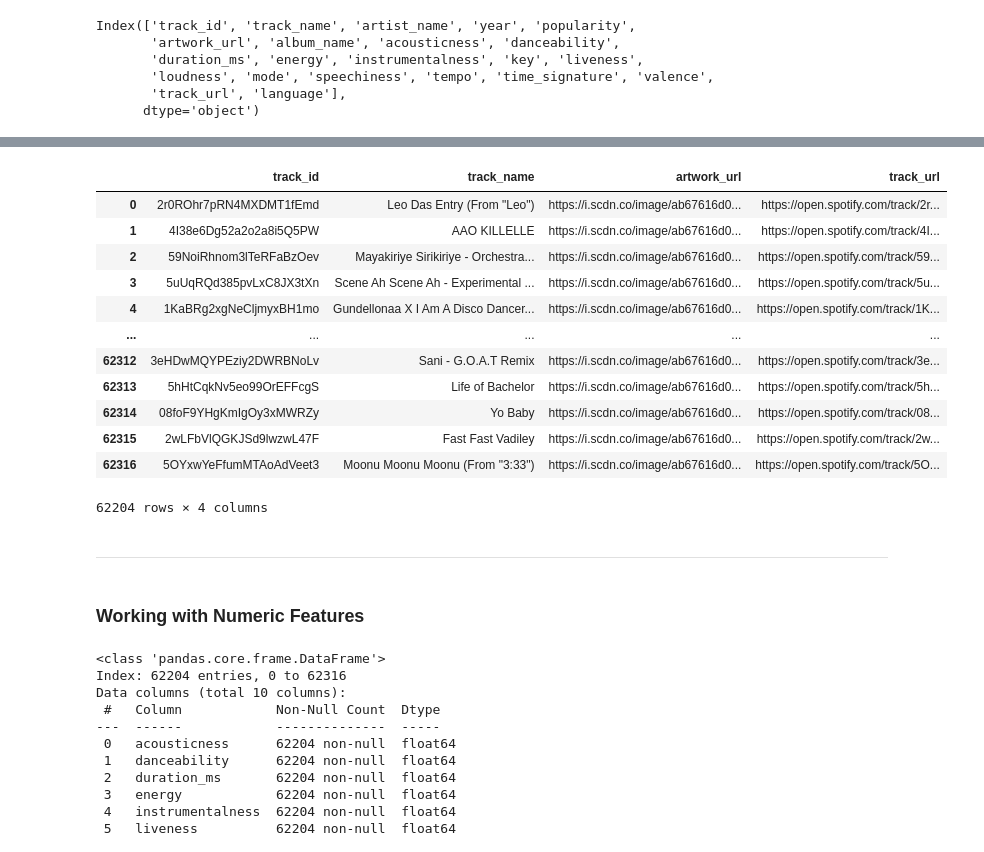
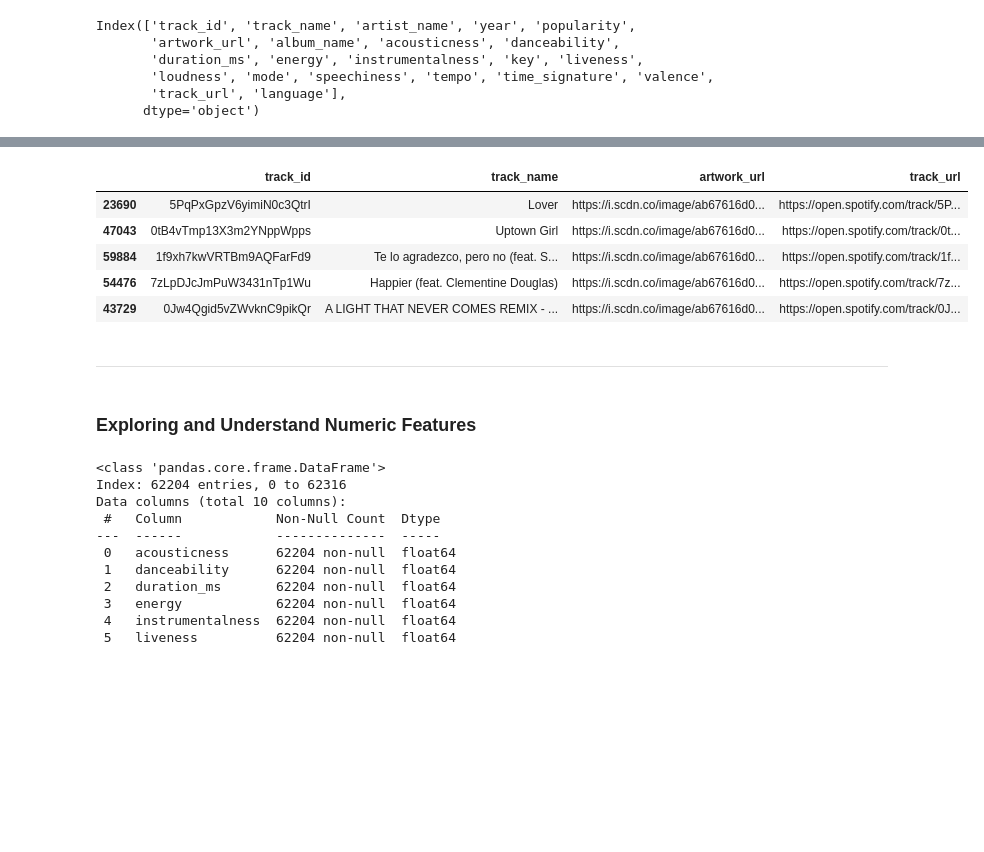
Before and after one commit to yogesh-codes/SongsRecommender, a Jupyter notebook: spotify-tracks.ipynb, the cells around one changed output, grey strips where cells are left out. Cells and saved outputs as stored; diff of their text form; code cells hidden in the pictures; blank space fills up the shorter version.

Commit message:
progress in understanding categorical features

```diff
--- a/spotify-tracks.ipynb
+++ b/spotify-tracks.ipynb
@@ -354,25 +327,18 @@ df[binary_features]
 # %%
-df[useless_features]
+df[useless_features].sample(5,random_state=10)
 
 #note to future: track_name could be utilitzed if you split the names by space bar and store them as tags
 # %% [output]
 |  | track_id | track_name | artwork_url | track_url |
-| 0 | 2r0ROhr7pRN4MXDMT1fEmd | Leo Das Entry (From "Leo") | https://i.scdn.co/image/ab67616d0... | https://open.spotify.com/track/2r... |
-| 1 | 4I38e6Dg52a2o2a8i5Q5PW | AAO KILLELLE | https://i.scdn.co/image/ab67616d0... | https://open.spotify.com/track/4I... |
-| 2 | 59NoiRhnom3lTeRFaBzOev | Mayakiriye Sirikiriye - Orchestra... | https://i.scdn.co/image/ab67616d0... | https://open.spotify.com/track/59... |
-| 3 | 5uUqRQd385pvLxC8JX3tXn | Scene Ah Scene Ah - Experimental ... | https://i.scdn.co/image/ab67616d0... | https://open.spotify.com/track/5u... |
-| 4 | 1KaBRg2xgNeCljmyxBH1mo | Gundellonaa X I Am A Disco Dancer... | https://i.scdn.co/image/ab67616d0... | https://open.spotify.com/track/1K... |
-| ... | ... | ... | ... | ... |
-| 62312 | 3eHDwMQYPEziy2DWRBNoLv | Sani - G.O.A.T Remix | https://i.scdn.co/image/ab67616d0... | https://open.spotify.com/track/3e... |
-| 62313 | 5hHtCqkNv5eo99OrEFFcgS | Life of Bachelor | https://i.scdn.co/image/ab67616d0... | https://open.spotify.com/track/5h... |
-| 62314 | 08foF9YHgKmIgOy3xMWRZy | Yo Baby | https://i.scdn.co/image/ab67616d0... | https://open.spotify.com/track/08... |
-| 62315 | 2wLFbVlQGKJSd9lwzwL47F | Fast Fast Vadiley | https://i.scdn.co/image/ab67616d0... | https://open.spotify.com/track/2w... |
-| 62316 | 5OYxwYeFfumMTAoAdVeet3 | Moonu Moonu Moonu (From "3:33") | https://i.scdn.co/image/ab67616d0... | https://open.spotify.com/track/5O... |
+| 23690 | 5PqPxGpzV6yimiN0c3QtrI | Lover | https://i.scdn.co/image/ab67616d0... | https://open.spotify.com/track/5P... |
+| 47043 | 0tB4vTmp13X3m2YNppWpps | Uptown Girl | https://i.scdn.co/image/ab67616d0... | https://open.spotify.com/track/0t... |
+| 59884 | 1f9xh7kwVRTBm9AQFarFd9 | Te lo agradezco, pero no (feat. S... | https://i.scdn.co/image/ab67616d0... | https://open.spotify.com/track/1f... |
+| 54476 | 7zLpDJcJmPuW3431nTp1Wu | Happier (feat. Clementine Douglas) | https://i.scdn.co/image/ab67616d0... | https://open.spotify.com/track/7z... |
+| 43729 | 0Jw4Qgid5vZWvknC9pikQr | A LIGHT THAT NEVER COMES REMIX - ... | https://i.scdn.co/image/ab67616d0... | https://open.spotify.com/track/0J... |
-62204 rows × 4 columns
 # %% [markdown]
 ---
 # %% [markdown]
-### Working with Numeric Features
+### Exploring and Understand Numeric Features
 # %%
 df_numerical_data=df[numeric_features]
 df_numerical_data.info()
```
Also changed, not shown: parts of 121 cells of this notebook.
